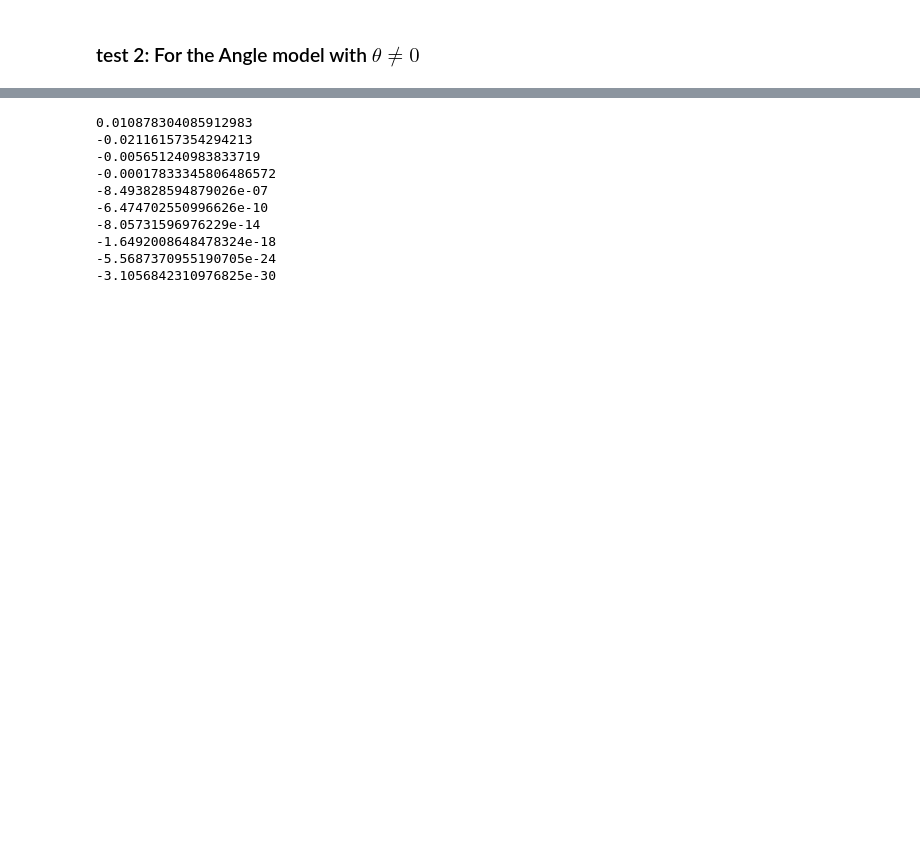
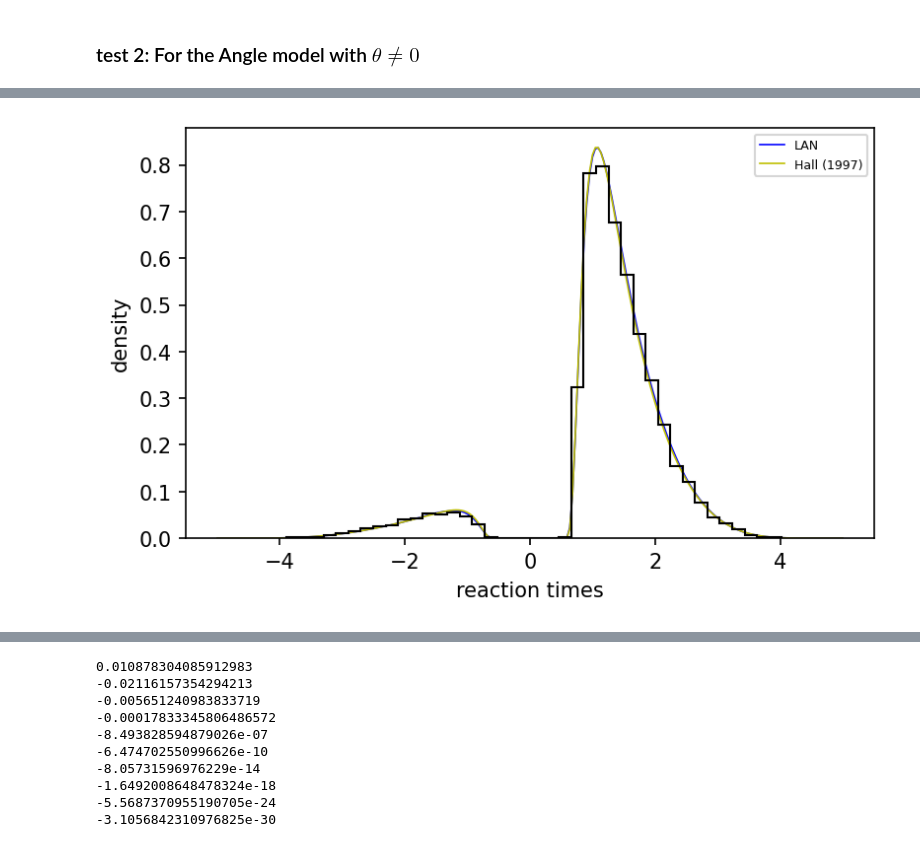
Before and after one commit to RiverFlowsInYou98/DDM, a Jupyter notebook: angle/angle_plot.ipynb, the cells around one changed output, grey strips where cells are left out. Cells and saved outputs as stored; diff of their text form; code cells hidden in the pictures; blank space fills up the shorter version.

```diff
--- a/angle/angle_plot.ipynb
+++ b/angle/angle_plot.ipynb
@@ -211,14 +240,26 @@ prob4_array = np.array(prob4_list)[sort_idx]
 prob5_array = np.array(prob5_list)[sort_idx]
 # %%
 fig, ax = plt.subplots(figsize=(6, 3.6), dpi=150)
-ax.plot(signedT_list, prob2_array, label='MC_Angle', lw=0.8, c='r')
-ax.plot(signedT_list, prob4_array, label='LAN', lw=0.8, c='b')
-ax.plot(signedT_list[prob5_array>0], prob5_array[prob5_array>0], label='Hall (1997)', lw=0.8, c='y')
+# ax.plot(signedT_list, prob2_array, label='MC_Angle', lw=0.8, c='r')
+ax.plot(signedT_list, prob4_array, label="LAN", lw=0.8, c="b")
+ax.plot(
+    signedT_list[prob5_array > 0],
+    prob5_array[prob5_array > 0],
+    label="Hall (1997)",
+    lw=0.8,
+    c="y",
+)
 
 ax.hist(
-    np.squeeze(out[0]) * np.squeeze(out[1]), histtype="step", bins=40, color="black", density=True
+    np.squeeze(out[0]) * np.squeeze(out[1]),
+    histtype="step",
+    bins=40,
+    color="black",
+    density=True,
 )
 ax.set_xlabel("reaction times")
 ax.set_ylabel("density")
 ax.legend(fontsize=6)
 plt.show()
+# %% [output]
+[figure, added]
```
Also changed, not shown: parts of 10 cells of this notebook, 1 other file.
